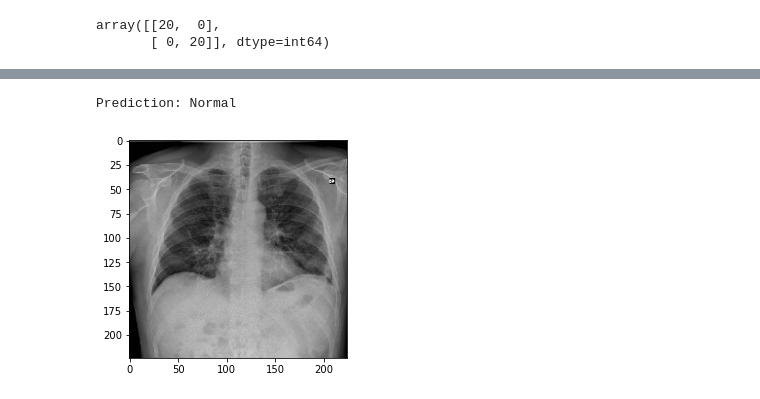
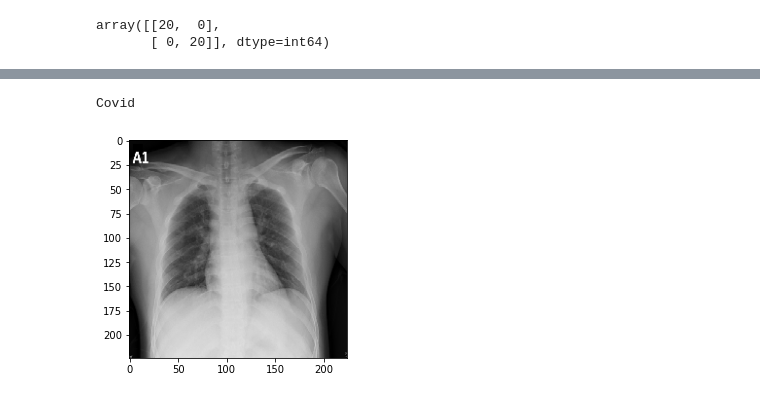
Before and after one commit to pavan-r411/Corona-detection, a Jupyter notebook: Corona Detection/Covid 19.ipynb, the cells around one changed output, grey strips where cells are left out. Drawn from its saved outputs; the diff is of its cells as text; code cells hidden in the pictures.

```diff
--- a/Corona Detection/Covid 19.ipynb
+++ b/Corona Detection/Covid 19.ipynb
@@ -279,5 +235,5 @@ from keras.applications.vgg16 import preprocess_input
 # %%
-img = image.load_img('C:\\Users\\PAVAN\\Untitled Folder\\Corona Detection\\Data\\Covid\\9C34AF49-E589-44D5-92D3-168B3B04E4A6.jpeg',target_size=(224,224))
+img = image.load_img('C:\\Users\\PAVAN\\Untitled Folder\\Corona Detection\\Data\\Covid\\1-s2.0-S1684118220300682-main.pdf-002-a1.png',target_size=(224,224))
 # %%
 x = image.img_to_array(img)
 x = np.expand_dims(x,axis=0)
@@ -303,3 +241,4 @@ array([[[[184., 184., 184.],
 # %%
 img_data = preprocess_input(x)
-img_data
+img_data = img_data/255
+# img_data
@@ -324,12 +245,12 @@ array([[[[  80.061   ,   67.221   ,   60.32    ],
 # %%
 res = model.predict(img_data)
-fres = np.argmax(res,axis=1)
 plt.imshow(img)
-
-if fres==[1]:
-  print('Prediction: Normal')
+ans = np.argmax(res)
+ans
+if ans==0:
+    print("Covid")
 else:
-  print('Prediction: Corona')
+    print("Normal")
 # %% [output]
-Prediction: Normal
+Covid
-[figure, old version]
+[figure, new version]
```
Also changed, not shown: parts of 20 cells of this notebook.
